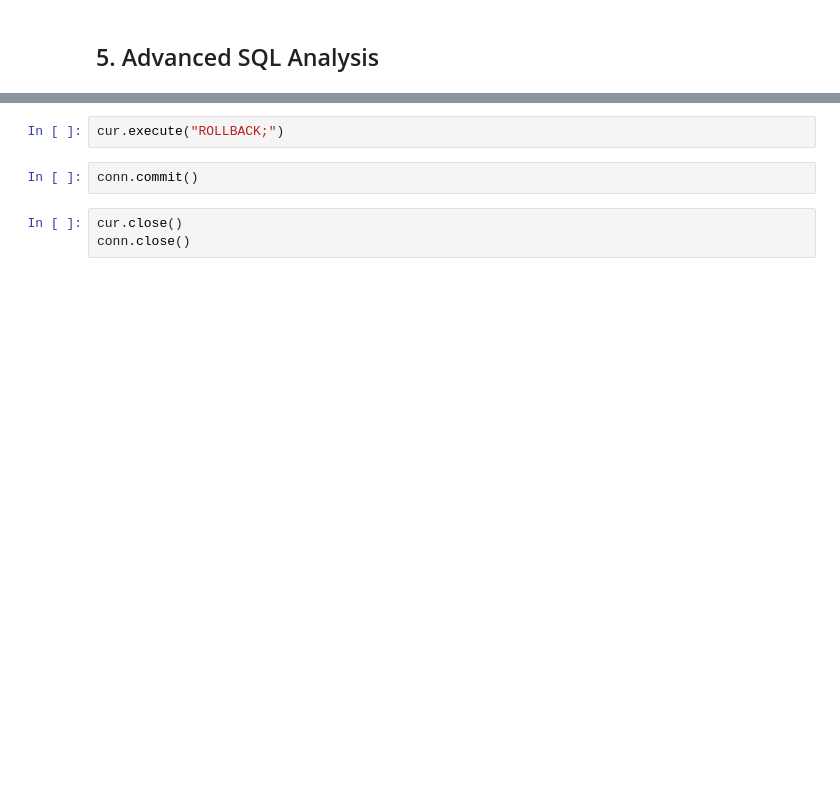
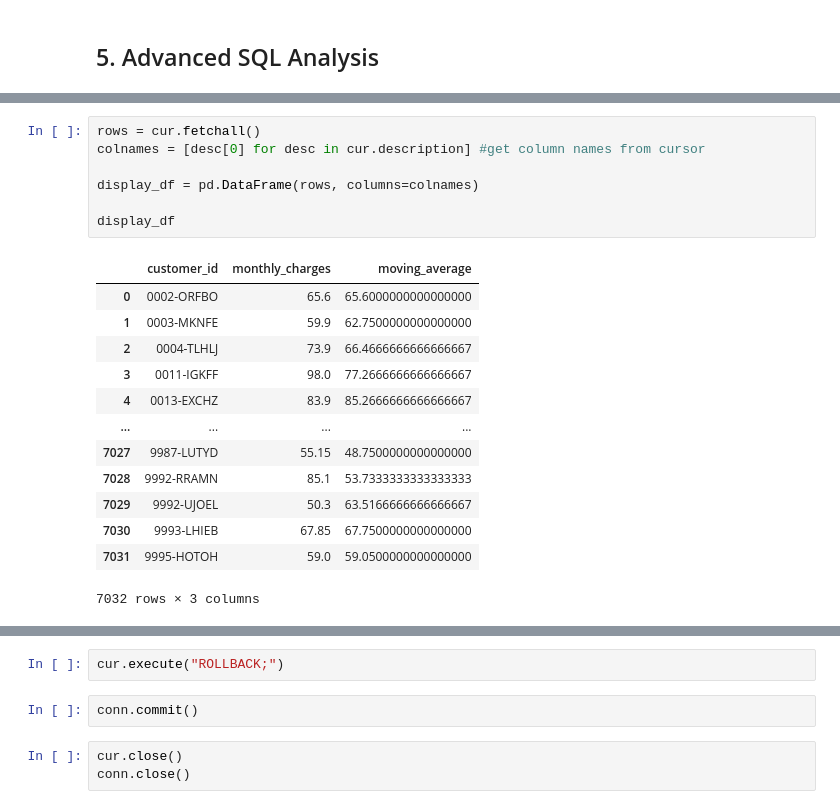
Before and after one commit to RayyanMinhaj/10Pearls-Analyzing-Customer-Churn-Data, a Jupyter notebook: Module 3 - SQL/Module3_SQL.ipynb, the cells around one changed output, grey strips where cells are left out. Cells and saved outputs as stored; diff of their text form; blank space fills up the shorter version.

```diff
--- a/Module 3 - SQL/Module3_SQL.ipynb
+++ b/Module 3 - SQL/Module3_SQL.ipynb
@@ -371,0 +419,21 @@ for i, row in predictions_df.iterrows():
+# %%
+rows = cur.fetchall()
+colnames = [desc[0] for desc in cur.description] #get column names from cursor
+
+display_df = pd.DataFrame(rows, columns=colnames)
+
+display_df
+# %% [output]
+|  | customer_id | monthly_charges | moving_average |
+| 0 | 0002-ORFBO | 65.6 | 65.6000000000000000 |
+| 1 | 0003-MKNFE | 59.9 | 62.7500000000000000 |
+| 2 | 0004-TLHLJ | 73.9 | 66.4666666666666667 |
+| 3 | 0011-IGKFF | 98.0 | 77.2666666666666667 |
+| 4 | 0013-EXCHZ | 83.9 | 85.2666666666666667 |
+| ... | ... | ... | ... |
+| 7027 | 9987-LUTYD | 55.15 | 48.7500000000000000 |
+| 7028 | 9992-RRAMN | 85.1 | 53.7333333333333333 |
+| 7029 | 9992-UJOEL | 50.3 | 63.5166666666666667 |
+| 7030 | 9993-LHIEB | 67.85 | 67.7500000000000000 |
+| 7031 | 9995-HOTOH | 59.0 | 59.0500000000000000 |
+7032 rows × 3 columns
```
Also changed, not shown: parts of 13 cells of this notebook, 2 other files.
